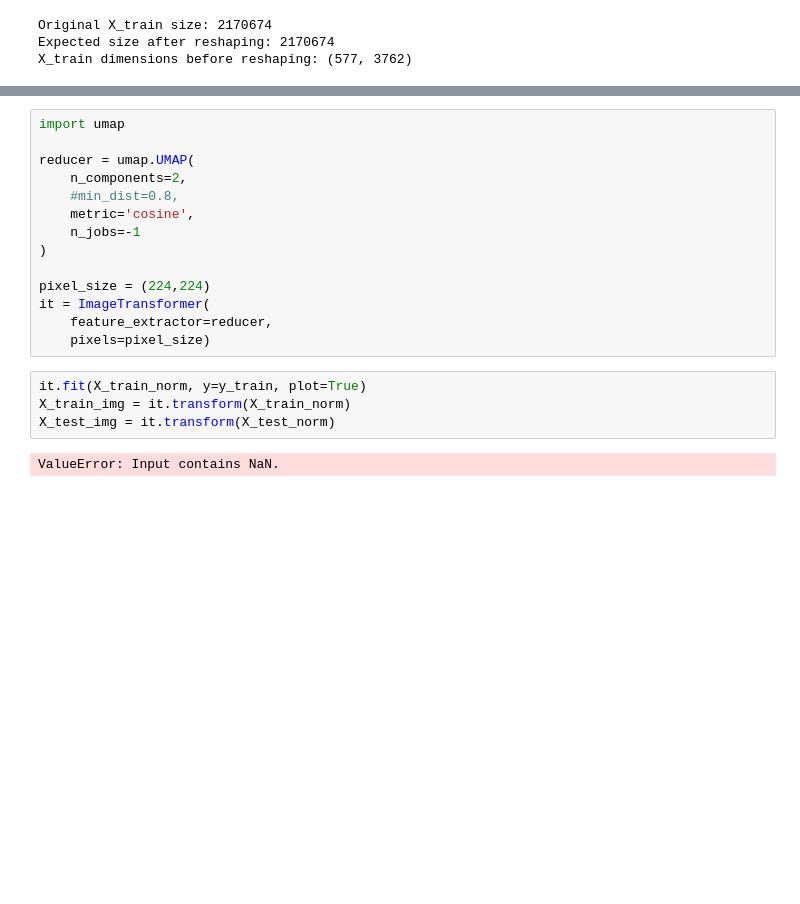
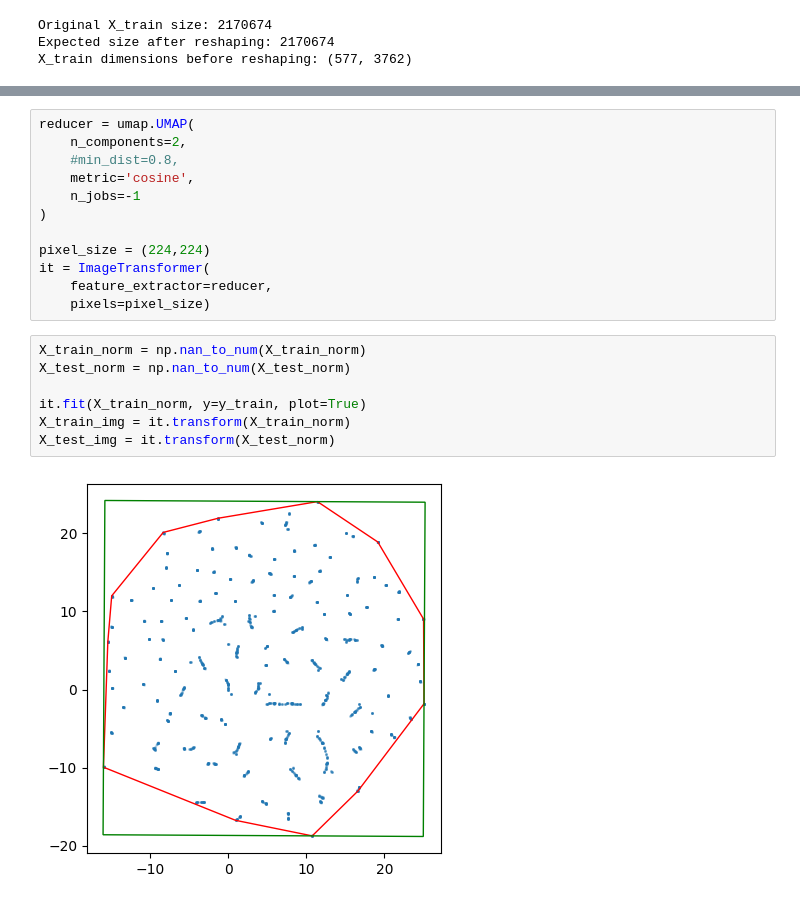
Before and after one commit to TranquilTanisha/Ishaara, a Jupyter notebook: deep_insight_dl_model.ipynb, the cells around one changed output, grey strips where cells are left out. Saved outputs shown, nothing was run; the diff lists cells and outputs as text; blank space fills up the shorter version.

```diff
--- a/deep_insight_dl_model.ipynb
+++ b/deep_insight_dl_model.ipynb
@@ -136,6 +56,4 @@ X_test_norm = mms.transform(X_test[:, :])
 # %%
-import umap
-
 reducer = umap.UMAP(
     n_components=2,
     #min_dist=0.8,
@@ -148,8 +66,11 @@ it = ImageTransformer(
     feature_extractor=reducer,
     pixels=pixel_size)
 # %%
+X_train_norm = np.nan_to_num(X_train_norm)
+X_test_norm = np.nan_to_num(X_test_norm)
+
 it.fit(X_train_norm, y=y_train, plot=True)
 X_train_img = it.transform(X_train_norm)
 X_test_img = it.transform(X_test_norm)
 # %% [output]
-ValueError: Input contains NaN.
+[figure, added]
```
Also changed, not shown: parts of 12 cells of this notebook.
